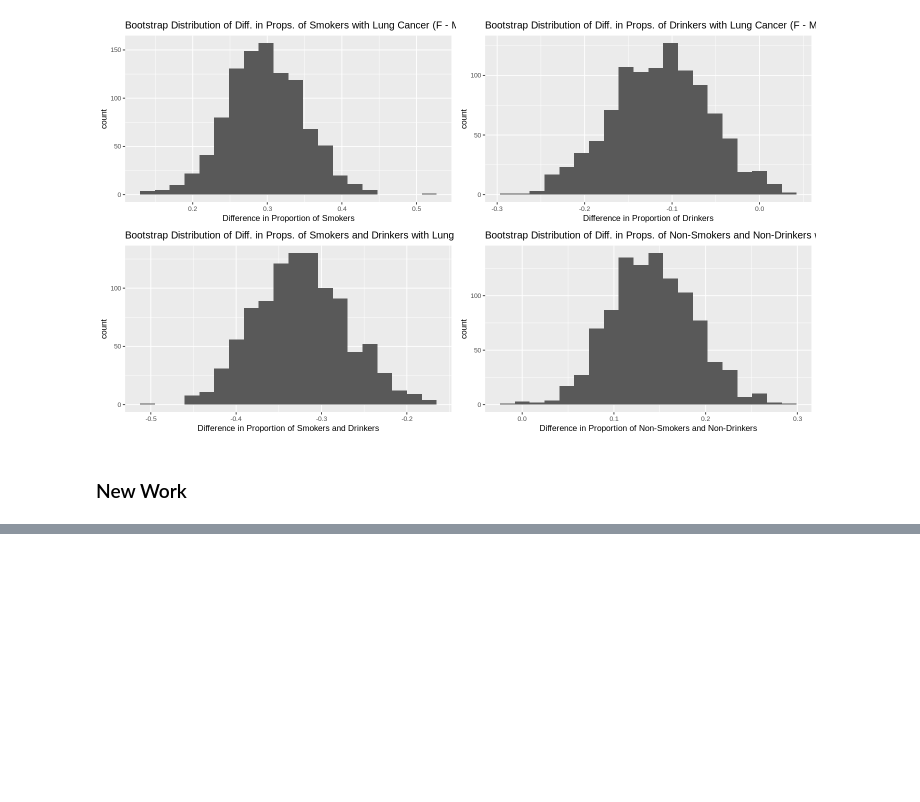
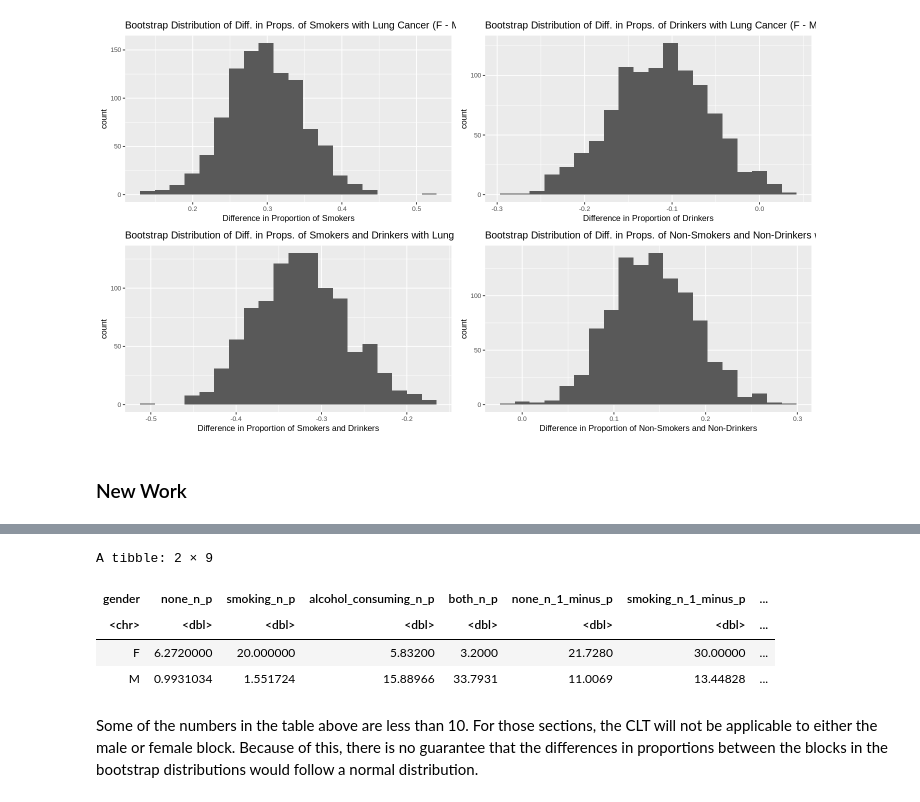
Before and after one commit to Herman-Liao/stat-201-group-project, a Jupyter notebook: Final Report Scratch Work.ipynb, the cells around one changed output, grey strips where cells are left out. Drawn from its saved outputs; the diff is of its cells as text; code cells hidden in the pictures; blank space fills up the shorter version.

```diff
--- a/Final Report Scratch Work.ipynb
+++ b/Final Report Scratch Work.ipynb
@@ -292,0 +306,10 @@ grid.arrange(bootstrap_survey_smoking_plot,
+# %%
+# Summarize number of smokers, drinkers, people who did both, and people who did neither
+survey_num_observations_clean_wrangled <- survey_clean_wrangled %>%
+    group_by(gender) %>%
+    summarize(none_num = sum(smoking != TRUE & alcohol_consuming != TRUE),
+              smoking_num = sum(smoking == TRUE & alcohol_consuming != TRUE),
+              alcohol_consuming_num = sum(alcohol_consuming == TRUE & smoking != TRUE),
+              both_num = sum(smoking == TRUE & alcohol_consuming == TRUE))
+
+survey_num_observations_clean_wrangled
@@ -292,0 +330,19 @@ grid.arrange(bootstrap_survey_smoking_plot,
+# %%
+survey_num_observations_clean_wrangled %>%
+    mutate(none_n_p = none_num * survey_summary_clean_wrangled$none_prop,
+           smoking_n_p = smoking_num * survey_summary_clean_wrangled$smoking_prop,
+           alcohol_consuming_n_p = alcohol_consuming_num * survey_summary_clean_wrangled$alcohol_consuming_prop,
+           both_n_p = both_num * survey_summary_clean_wrangled$both_prop,
+           none_n_1_minus_p = none_num * (1 - survey_summary_clean_wrangled$none_prop),
+           smoking_n_1_minus_p = smoking_num * (1 - survey_summary_clean_wrangled$smoking_prop),
+           alcohol_consuming_n_1_minus_p = alcohol_consuming_num * (1 - survey_summary_clean_wrangled$alcohol_consuming_prop),
+           both_n_1_minus_p = both_num * (1 - survey_summary_clean_wrangled$both_prop)) %>%
+    select(-none_num, -smoking_num, -alcohol_consuming_num, -both_num)
+# %% [output]
+A tibble: 2 × 9
+| gender | none_n_p | smoking_n_p | alcohol_consuming_n_p | both_n_p | none_n_1_minus_p | smoking_n_1_minus_p | ... |
+| <chr> | <dbl> | <dbl> | <dbl> | <dbl> | <dbl> | <dbl> | ... |
+| F | 6.2720000 | 20.000000 | 5.83200 | 3.2000 | 21.7280 | 30.00000 | ... |
+| M | 0.9931034 | 1.551724 | 15.88966 | 33.7931 | 11.0069 | 13.44828 | ... |
+# %% [markdown]
+Some of the numbers in the table above are less than 10. For those sections, the CLT will not be applicable to either the male or female block. Because of this, there is no guarantee that the differences in proportions between the blocks in the bootstrap distributions would follow a normal distribution.
```
Also changed, not shown: parts of 7 cells of this notebook.
